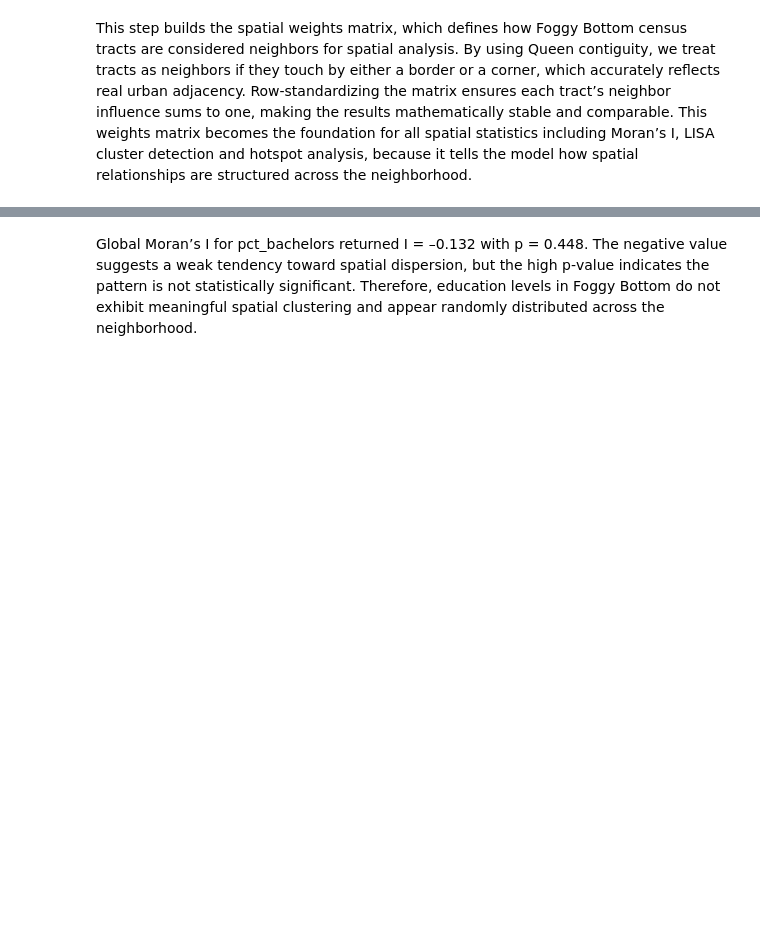
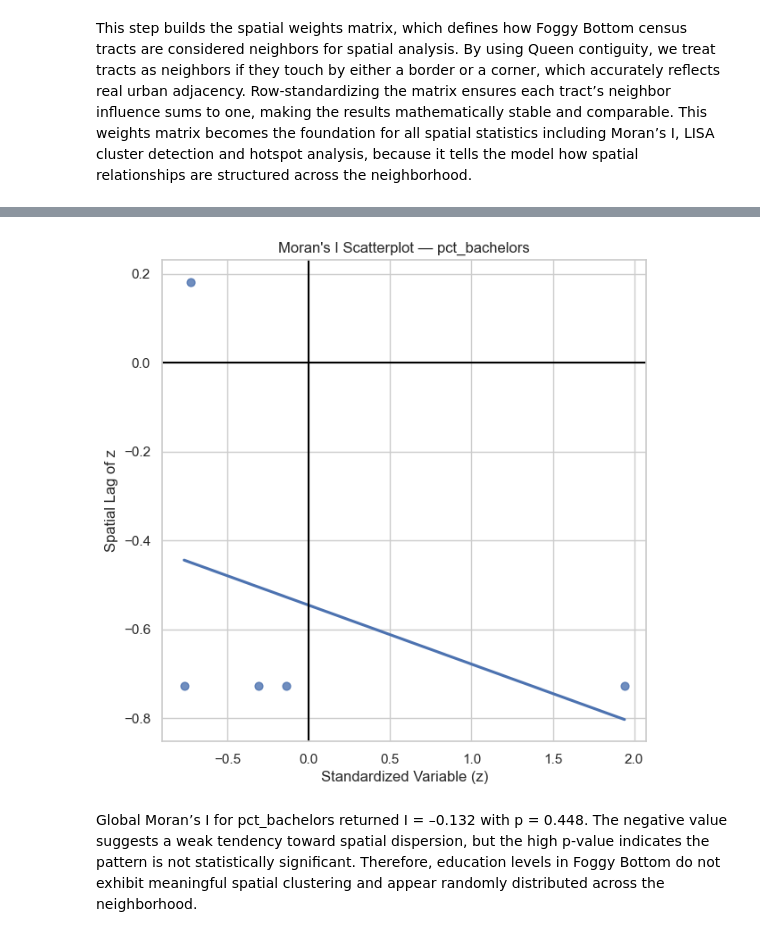
Before and after one commit to JMunetsi/geo-programming-project, a Jupyter notebook: notebooks/notebooks/03-Spatial_Statistics_and_Clustering.ipynb, the cells around one changed output, grey strips where cells are left out. Drawn from its saved outputs; the diff is of its cells as text; code cells hidden in the pictures; blank space fills up the shorter version.

```diff
--- a/notebooks/notebooks/03-Spatial_Statistics_and_Clustering.ipynb
+++ b/notebooks/notebooks/03-Spatial_Statistics_and_Clustering.ipynb
@@ -34,3 +52,30 @@ moran.I, moran.p_sim
+# %%
+import matplotlib.pyplot as plt
+import seaborn as sns
+import numpy as np
+
+from esda import Moran
+moran = Moran(y, w)
+
+wz = w.sparse.dot(moran.z)
+
+plt.figure(figsize=(7, 7))
+sns.regplot(
+    x=moran.z,
+    y=wz,
+    ci=None,
+    scatter_kws={'s': 40}
+)
+
+plt.title("Moran's I Scatterplot — pct_bachelors")
+plt.xlabel("Standardized Variable (z)")
+plt.ylabel("Spatial Lag of z")
+plt.axhline(0, color='black')
+plt.axvline(0, color='black')
+
+plt.show()
+# %% [output]
+[figure, added]
 # %% [markdown]
 Global Moran’s I for pct_bachelors returned I = –0.132 with p = 0.448. The negative value suggests a weak tendency toward spatial dispersion, but the high p‑value indicates the pattern is not statistically significant. Therefore, education levels in Foggy Bottom do not exhibit meaningful spatial clustering and appear randomly distributed across the neighborhood.
 # %%
```
Also changed, not shown: parts of 4 cells of this notebook.
